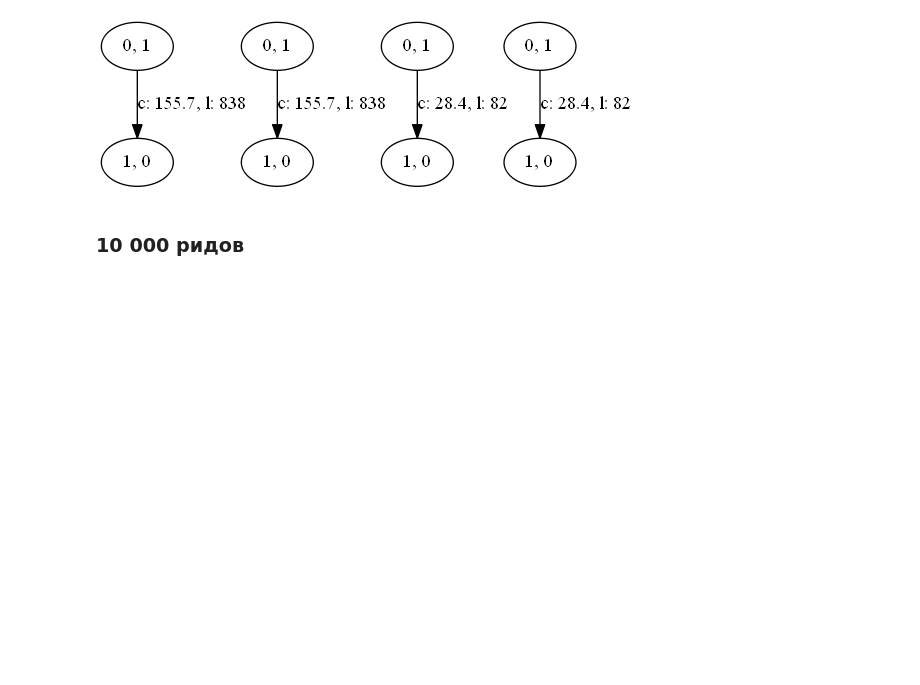
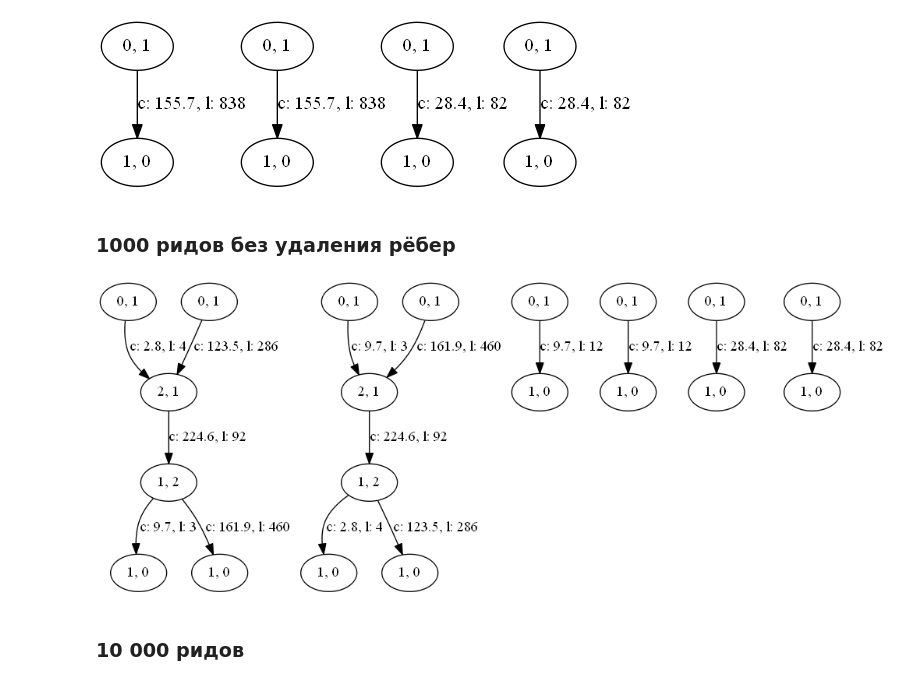
Before and after one commit to vkpankov/bioinfassembler, a Jupyter notebook: VisTests.ipynb, the cells around one changed output. Drawn from its saved outputs; the diff is of its cells as text; code cells hidden in the pictures; blank space fills up the shorter version.

```diff
--- a/VisTests.ipynb
+++ b/VisTests.ipynb
@@ -30,6 +30,13 @@ genomeAssembler = GenomeAssembler("TestData/s_6.first1000.fastq", "output_1000.f
 Visualize(genomeAssembler)
 # %% [output]
 [figure]
+# %% [markdown]
+### 1000 ридов без удаления рёбер
+# %%
+genomeAssembler = GenomeAssembler("TestData/s_6.first1000.fastq", "output_1000.fasta", k = 55, removeSmallEndingEdges=False, removeLowCoveredEdges=False, minAverageCoverage=10, minEdgeLength=10)
+Visualize(genomeAssembler)
+# %% [output]
+[figure, added]
 # %% [markdown]
 ### 10 000 ридов
 # %%
```
Also changed, not shown: parts of 6 cells of this notebook.
